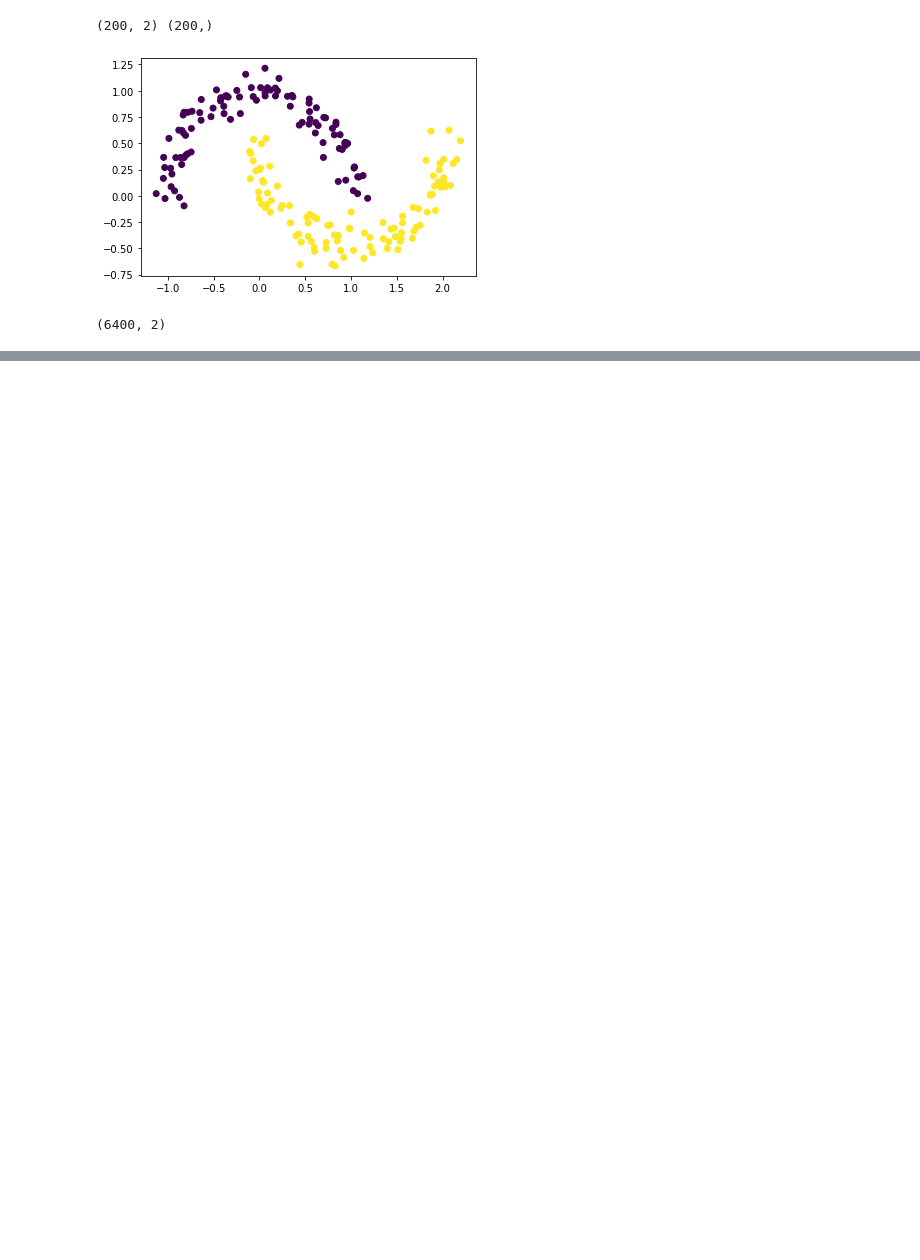
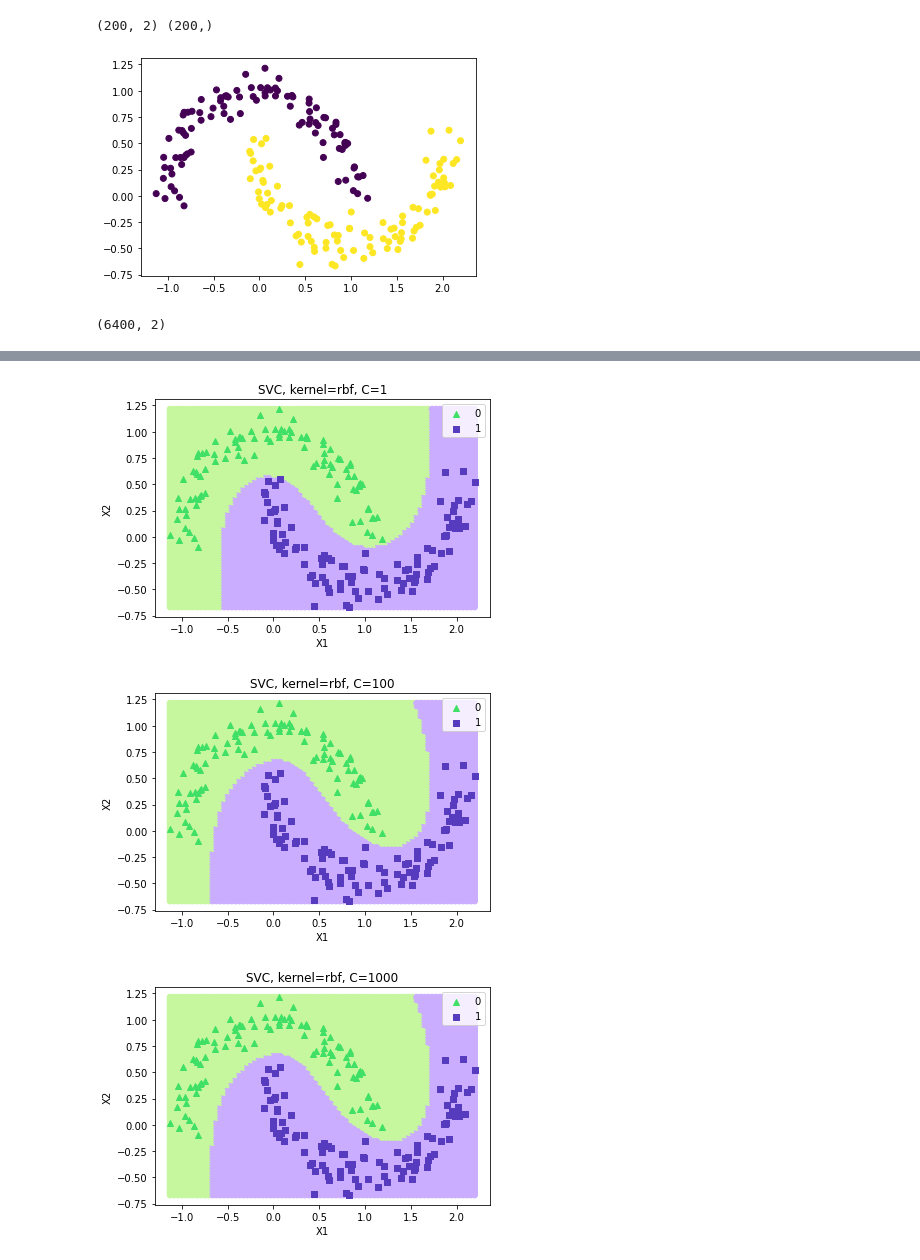
Before and after one commit to Prachi2002Aggarwal/Data-Science-Live-Master-Course-With-Python, a Jupyter notebook: Mam Practice/SVM on moon data.ipynb, the cells around one changed output, grey strips where cells are left out. Cells and saved outputs as stored; diff of their text form; code cells hidden in the pictures; blank space fills up the shorter version.

```diff
--- a/Mam Practice/SVM on moon data.ipynb
+++ b/Mam Practice/SVM on moon data.ipynb
@@ -4,6 +4,9 @@ import numpy as np
 import matplotlib.pyplot as plt
 from sklearn.preprocessing import StandardScaler
 from sklearn.svm import LinearSVC , SVC
+
+from matplotlib.colors import ListedColormap
+cmap = ListedColormap(["#c6f79e", "#cbadff"])
 # %%
 X , y = make_moons(n_samples = 200 , noise = 0.1 , random_state = 50)
 print(X.shape , y.shape)
@@ -44,0 +48,24 @@ NameError: name 'cmap' is not defined
+# %%
+cs = [1, 100, 1000]
+ker = 'rbf'
+for c in cs:
+    svc = SVC(kernel=ker, C=c)
+    svc.fit(X,y)
+    ypred = svc.predict(X_test2)
+
+    plt.scatter(X_test2[:,0], X_test2[:,1], c=ypred, cmap=cmap)
+
+    colors = ["#3fe065", "#563bbf", "#de316a"]
+    markers = ["^", "s", "*"]
+    for i in [0,1]:
+        samples = (y==i) # i=0, 1, 2
+        plt.scatter(X[samples,0], X[samples,1], c=colors[i], marker=markers[i], label=i)
+    plt.legend()
+    plt.xlabel("X1")
+    plt.ylabel("X2")
+    plt.title(f"SVC, kernel={ker}, C={c}")
+    plt.show()
+# %% [output]
+[figure, added]
+[figure, added]
+[figure, added]
```
Also changed, not shown: parts of 1 cell of this notebook, 1 other file.
